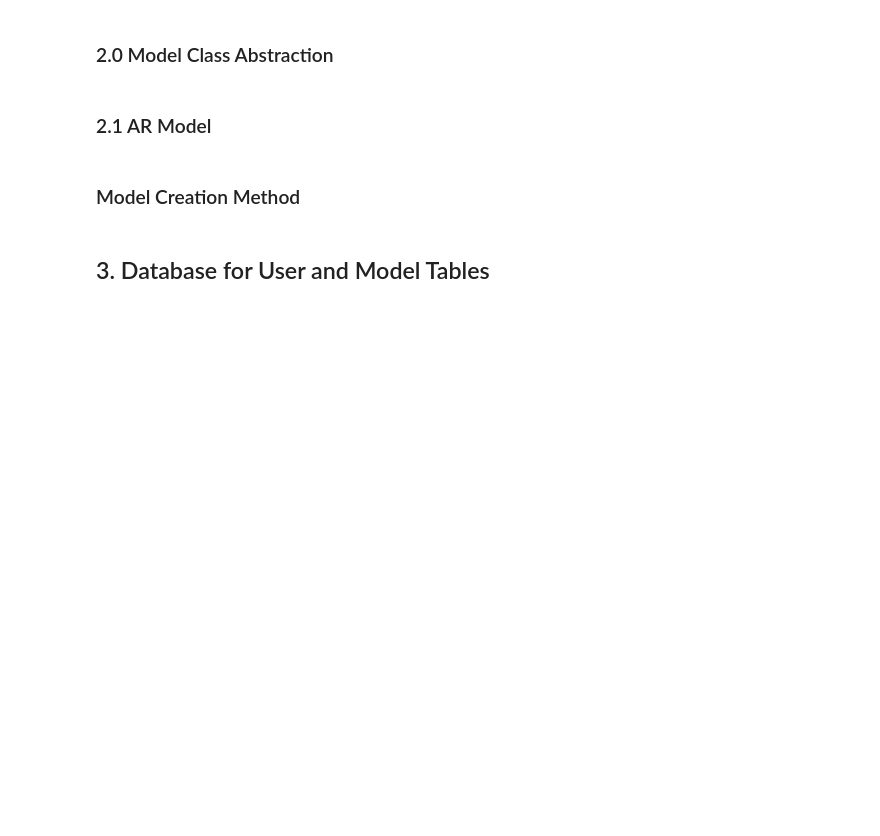
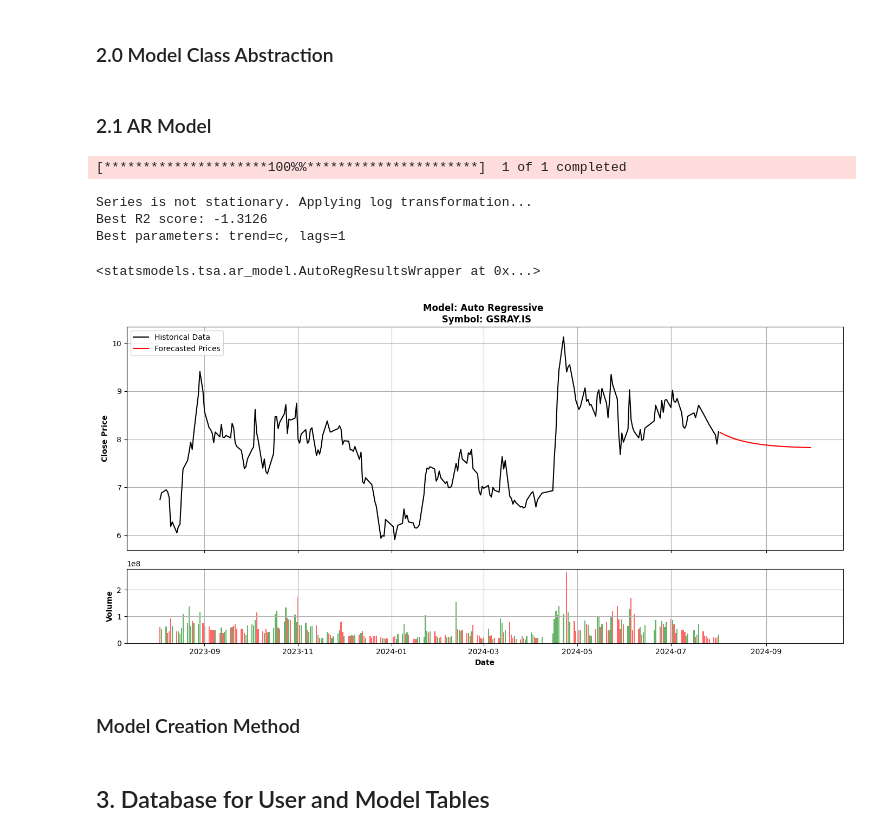
Before and after one commit to doganparlak/AiDea, a Jupyter notebook: backend.ipynb, the cells around one changed output. Saved outputs shown, nothing was run; the diff lists cells and outputs as text; code cells hidden in the pictures; blank space fills up the shorter version.

Commit message:
AR model developed. plotting is configured

```diff
--- a/backend.ipynb
+++ b/backend.ipynb
@@ -33,8 +35,10 @@ db = SQLAlchemy(app)
 ### 2.0 Model Class Abstraction
 # %%
 class Model(ABC):
-    def __init__(self, data):
+    def __init__(self, data, volume, symbol_name):
         self.data = data
+        self.volume = volume
+        self.symbol_name = symbol_name
 
     @abstractmethod
     def train(self):
@@ -120,3 +177,26 @@ class AR_model(Model):
+# %%
+symbol_name = 'GSRAY.IS'
+data_length = 365
+forecast_days = 30
+now = datetime.now()
+start_date =  (now - timedelta(days = data_length)).strftime("%Y-%m-%d")
+end_date = now.strftime("%Y-%m-%d")
+data = fetch_data(symbol_name, start_date, end_date)
+# %% [output]
+[*********************100%%**********************]  1 of 1 completed
+# %%
+ar_model = AR_model(data=data, symbol_name = symbol_name)
+# %%
+ar_model.train()
+# %% [output]
+Series is not stationary. Applying log transformation...
+Best R2 score: -1.3126
+Best parameters: trend=c, lags=1
+<statsmodels.tsa.ar_model.AutoRegResultsWrapper at 0x...>
+# %%
+ar_model.forecast(forecast_days = 60)
+# %% [output]
+[figure, added]
 # %% [markdown]
 ### Model Creation Method
 # %%
```
Also changed, not shown: parts of 2 cells of this notebook.
